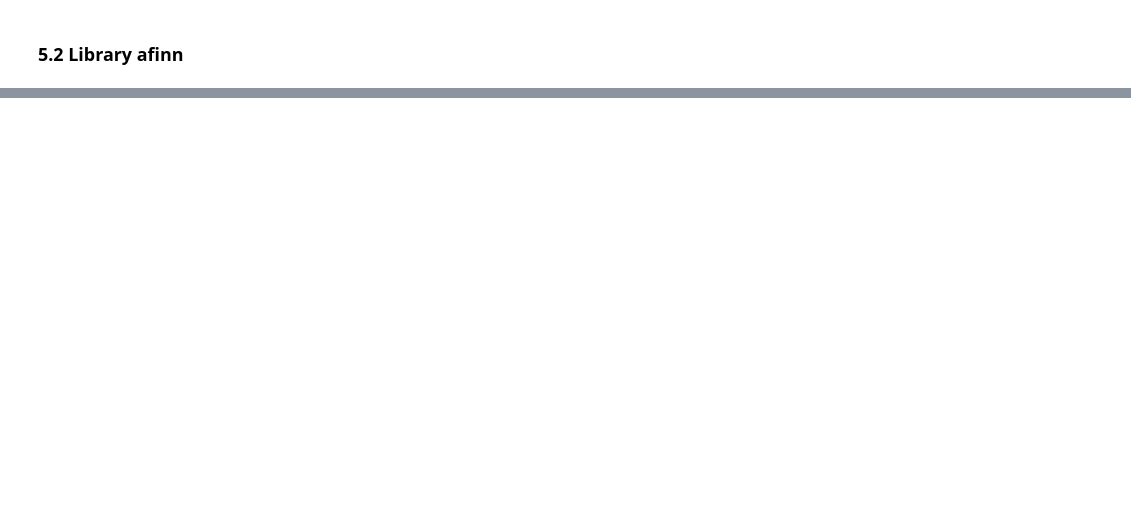
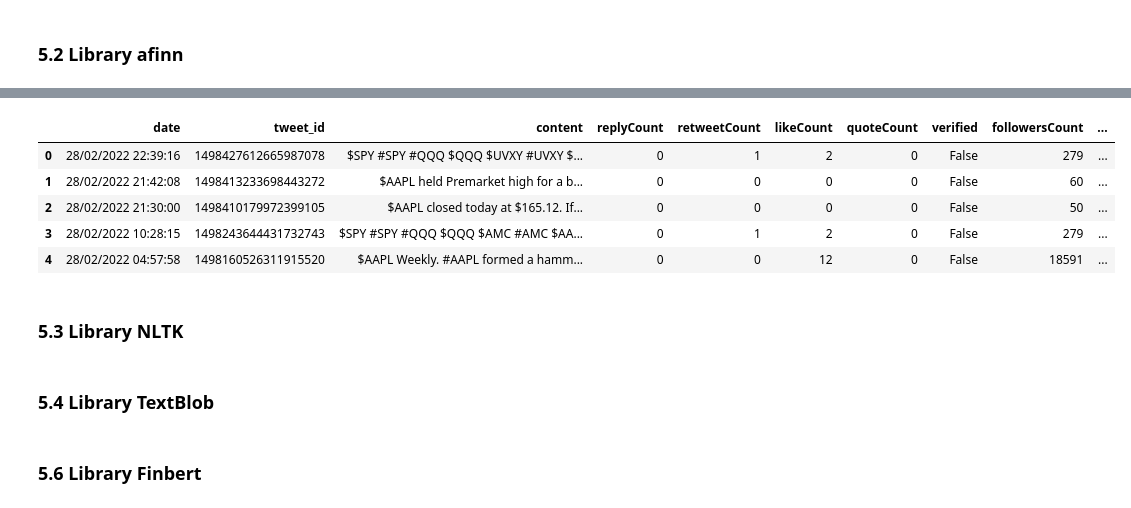
Before and after one commit to crystal-kwan/Twitter-and-News-Stock-Sentiment-NLP, a Jupyter notebook: Code.ipynb, the cells around one changed output, grey strips where cells are left out. Drawn from its saved outputs; the diff is of its cells as text; code cells hidden in the pictures; blank space fills up the shorter version.

```diff
--- a/Code.ipynb
+++ b/Code.ipynb
@@ -379,0 +484,16 @@ news['Content_Clean_Token'].apply(afinn).apply(afinnSum)
+# %%
+df = pd.read_csv(r'F:\HKU\5\FINA4350\Group Project\Tweets Data\allTWEETS_Processed.csv', index_col = 0)
+df.head()
+# %% [output]
+|  | date | tweet_id | content | replyCount | retweetCount | likeCount | quoteCount | verified | followersCount | ... |
+| 0 | 28/02/2022 22:39:16 | 1498427612665987078 | $SPY #SPY #QQQ $QQQ $UVXY #UVXY $... | 0 | 1 | 2 | 0 | False | 279 | ... |
+| 1 | 28/02/2022 21:42:08 | 1498413233698443272 | $AAPL held Premarket high for a b... | 0 | 0 | 0 | 0 | False | 60 | ... |
+| 2 | 28/02/2022 21:30:00 | 1498410179972399105 | $AAPL closed today at $165.12. If... | 0 | 0 | 0 | 0 | False | 50 | ... |
+| 3 | 28/02/2022 10:28:15 | 1498243644431732743 | $SPY #SPY #QQQ $QQQ $AMC #AMC $AA... | 0 | 1 | 2 | 0 | False | 279 | ... |
+| 4 | 28/02/2022 04:57:58 | 1498160526311915520 | $AAPL Weekly. #AAPL formed a hamm... | 0 | 0 | 12 | 0 | False | 18591 | ... |
+# %% [markdown]
+### 5.3 Library NLTK
+# %% [markdown]
+### 5.4 Library TextBlob
+# %% [markdown]
+### 5.6 Library Finbert
```
Also changed, not shown: parts of 11 cells of this notebook, 2 other files.
